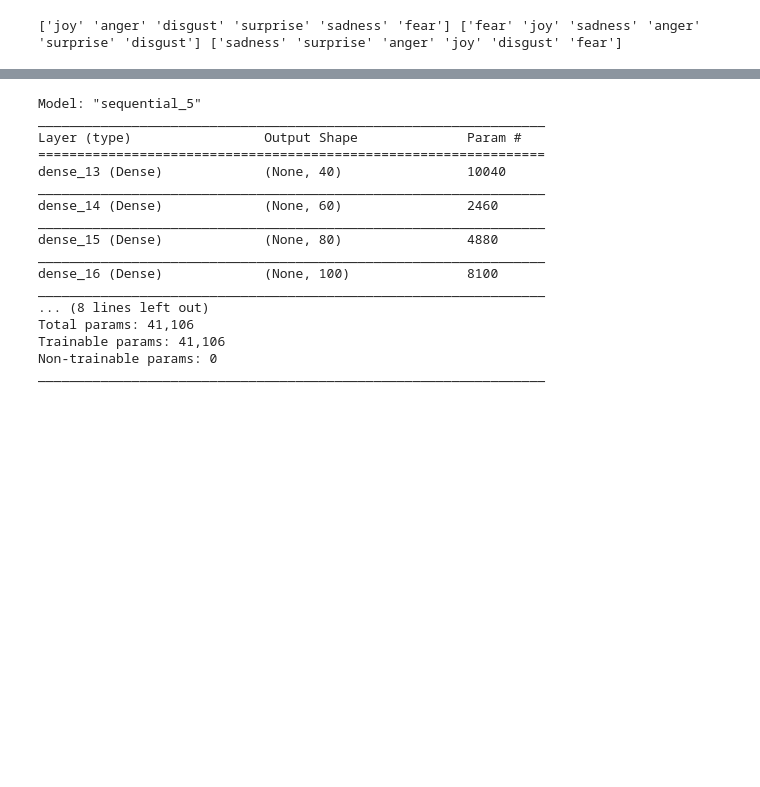
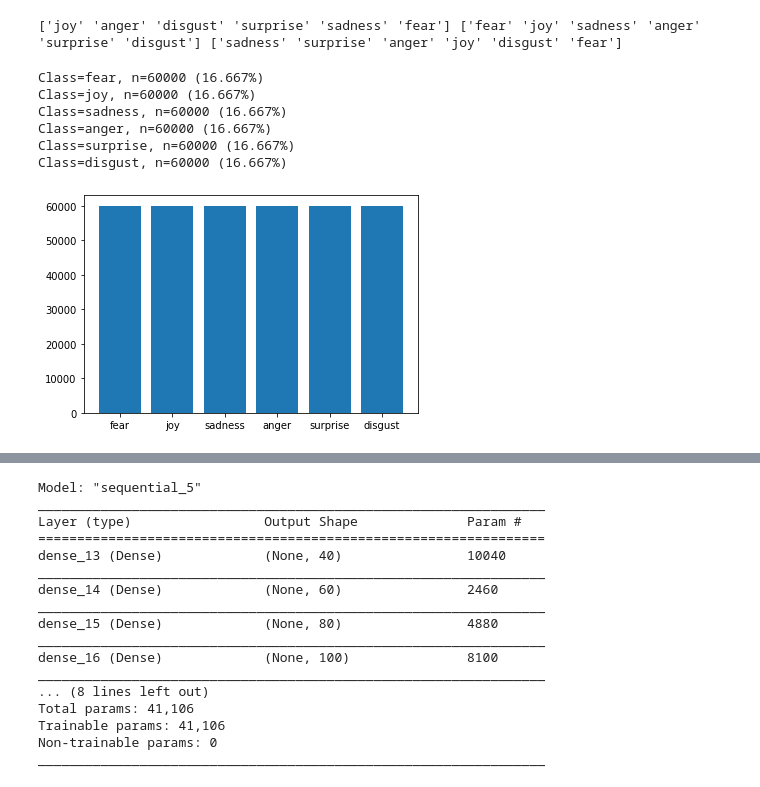
Before and after one commit to ppkgtmm/emotion, a Jupyter notebook: sample_emo.ipynb, the cells around one changed output, grey strips where cells are left out. Drawn from its saved outputs; the diff is of its cells as text; code cells hidden in the pictures; blank space fills up the shorter version.

```diff
--- a/sample_emo.ipynb
+++ b/sample_emo.ipynb
@@ -65 +70,17 @@ print(val['target'].unique(), \
+# %%
+counter = Counter(train_target)
+for k,v in counter.items():
+	per = v / len(train_target) * 100
+	print('Class=%s, n=%d (%.3f%%)' % (k, v, per))
+# plot the distribution
+plt.bar(counter.keys(), counter.values())
+plt.show()
+# %% [output]
+Class=fear, n=60000 (16.667%)
+Class=joy, n=60000 (16.667%)
+Class=sadness, n=60000 (16.667%)
+Class=anger, n=60000 (16.667%)
+Class=surprise, n=60000 (16.667%)
+Class=disgust, n=60000 (16.667%)
+[figure, added]
 # %%
```
Also changed, not shown: parts of 14 cells of this notebook.
